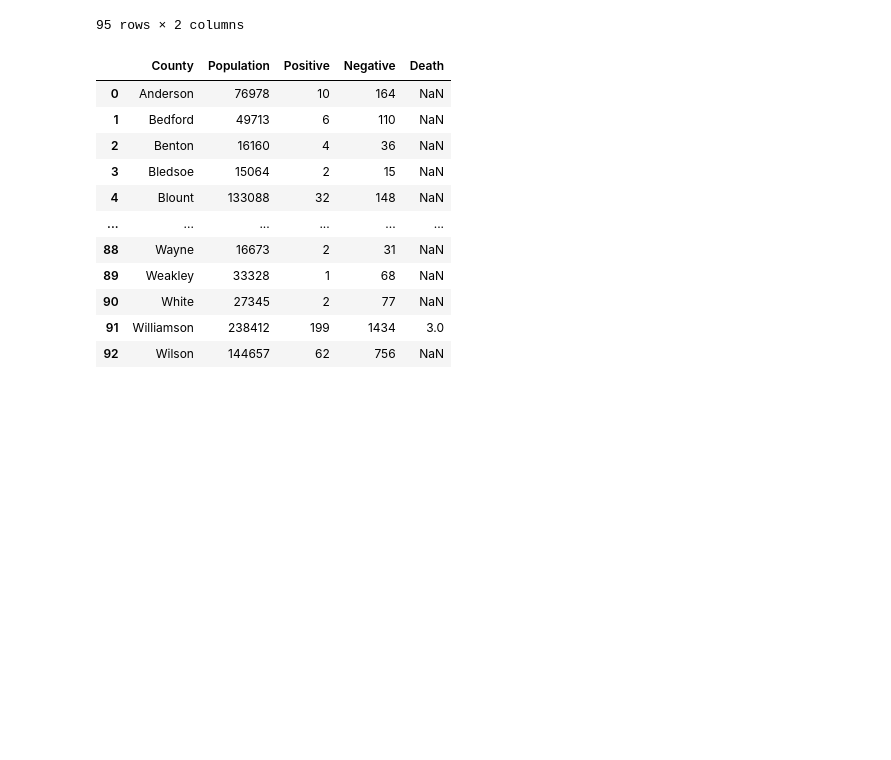
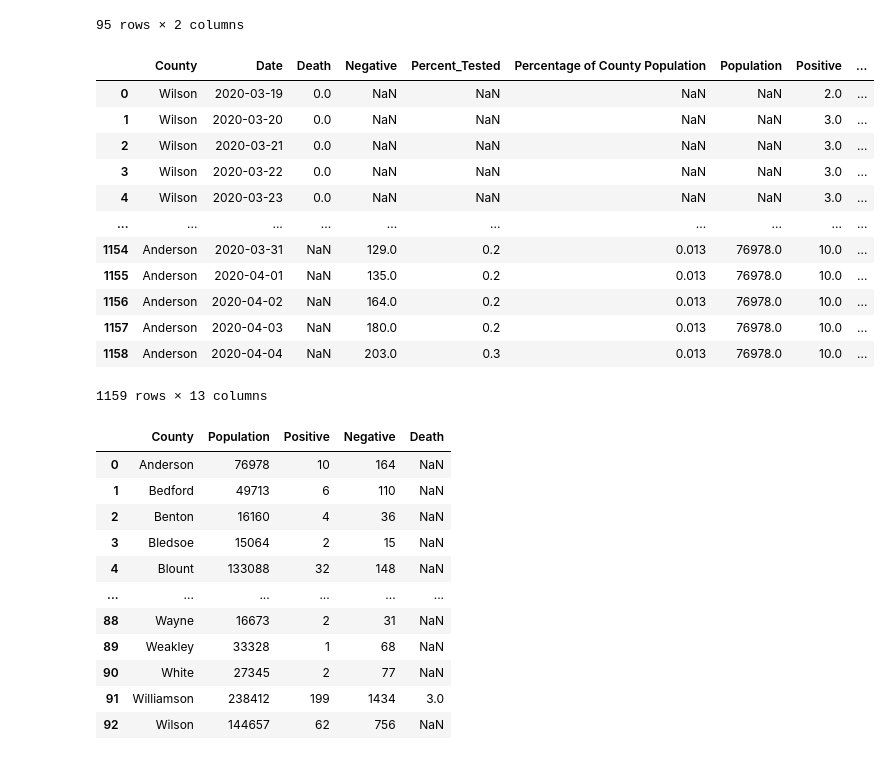
Before and after one commit to clayfranklin/Coronavirus, a Jupyter notebook: Covid_predictions/TN/notebooks/TNDeptHealth.ipynb, the cells around one changed output. Drawn from its saved outputs; the diff is of its cells as text; code cells hidden in the pictures; blank space fills up the shorter version.

```diff
--- a/Covid_predictions/TN/notebooks/TNDeptHealth.ipynb
+++ b/Covid_predictions/TN/notebooks/TNDeptHealth.ipynb
@@ -77,3 +107,30 @@ data
+# %%
+TN_data = TN_county_populations.merge(TN_county,left_on='County',right_on='County', how='left')
+TN_data["Percentage of County Population"] = round((TN_data["Positive"]/TN_data["Population"])*100,3)
+TN_data=TN_data.sort_values("Positive", ascending=False).reset_index(drop=True)
+TN_data["Percent_Tested"] = round(((TN_data["Positive"]+TN_data["Negative"])/TN_data["Population"])*100,1)
+# %%
+to_update=pd.read_csv("C:/Users/clayf/Documents/Coronavirus/Covid_predictions/TN/Resources/Synched/TN_cases_yesterday.csv")
+synched=TN_data.append(to_update, sort=True)
+TN_cases["Duplicates"]=TN_cases["County"]+TN_cases['Date']
+TN_cases = TN_cases.drop_duplicates(subset="Duplicates", keep="last")
+TN_up_to_date=TN_cases.drop('Duplicates', axis=1)
+# TN_up_to_date.sort_values("Positive", ascending=True).reset_index(drop=True, inplace=True)
+TN_up_to_date
+# %% [output]
+|  | County | Date | Death | Negative | Percent_Tested | Percentage of County Population | Population | Positive | ... |
+| 0 | Wilson | 2020-03-19 | 0.0 | NaN | NaN | NaN | NaN | 2.0 | ... |
+| 1 | Wilson | 2020-03-20 | 0.0 | NaN | NaN | NaN | NaN | 3.0 | ... |
+| 2 | Wilson | 2020-03-21 | 0.0 | NaN | NaN | NaN | NaN | 3.0 | ... |
+| 3 | Wilson | 2020-03-22 | 0.0 | NaN | NaN | NaN | NaN | 3.0 | ... |
+| 4 | Wilson | 2020-03-23 | 0.0 | NaN | NaN | NaN | NaN | 3.0 | ... |
+| ... | ... | ... | ... | ... | ... | ... | ... | ... | ... |
+| 1154 | Anderson | 2020-03-31 | NaN | 129.0 | 0.2 | 0.013 | 76978.0 | 10.0 | ... |
+| 1155 | Anderson | 2020-04-01 | NaN | 135.0 | 0.2 | 0.013 | 76978.0 | 10.0 | ... |
+| 1156 | Anderson | 2020-04-02 | NaN | 164.0 | 0.2 | 0.013 | 76978.0 | 10.0 | ... |
+| 1157 | Anderson | 2020-04-03 | NaN | 180.0 | 0.2 | 0.013 | 76978.0 | 10.0 | ... |
+| 1158 | Anderson | 2020-04-04 | NaN | 203.0 | 0.3 | 0.013 | 76978.0 | 10.0 | ... |
+1159 rows × 13 columns
 # %%
 TN_data = TN_county_populations.merge(TN_county)
 TN_data
```
Also changed, not shown: parts of 6 cells of this notebook, 21 other files.
